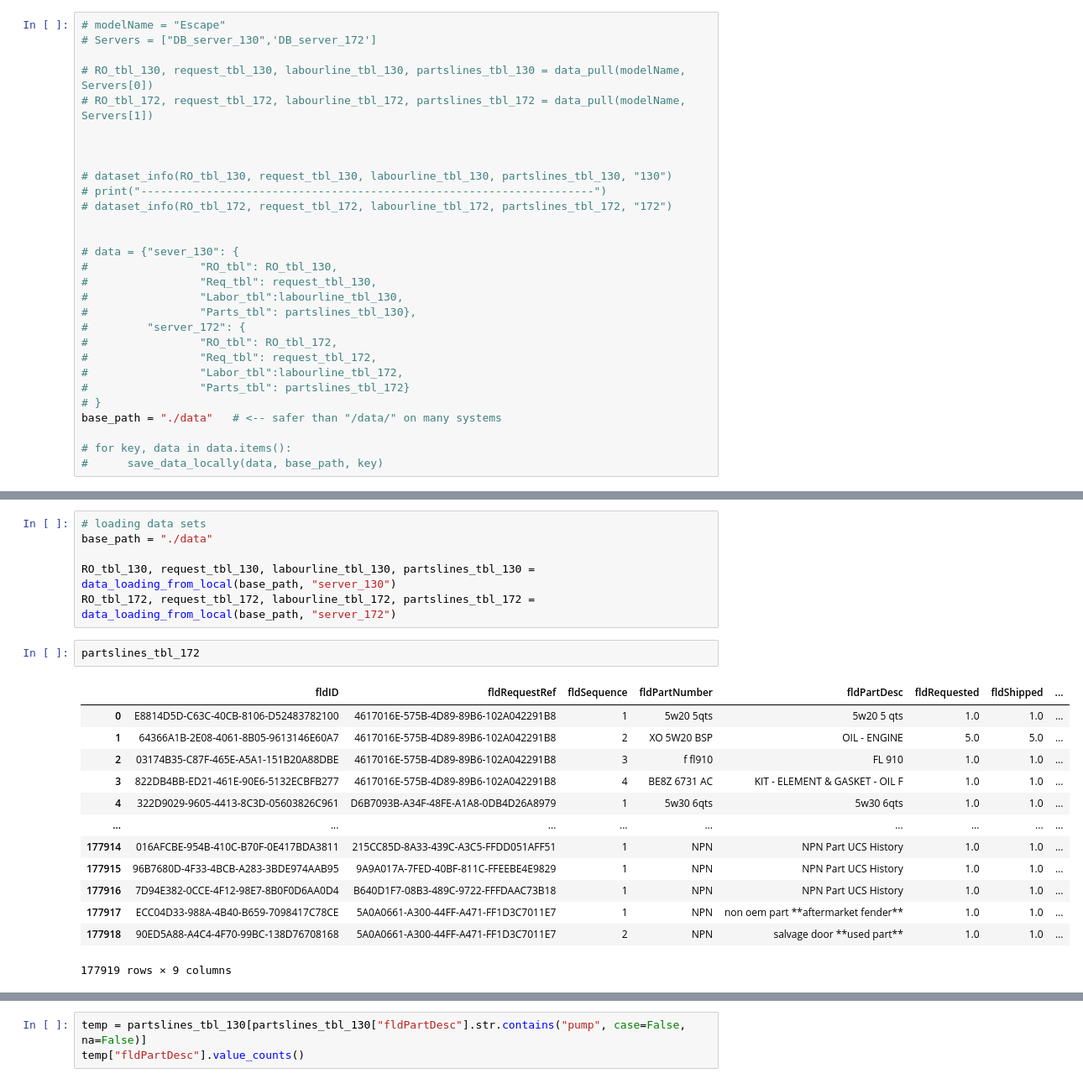
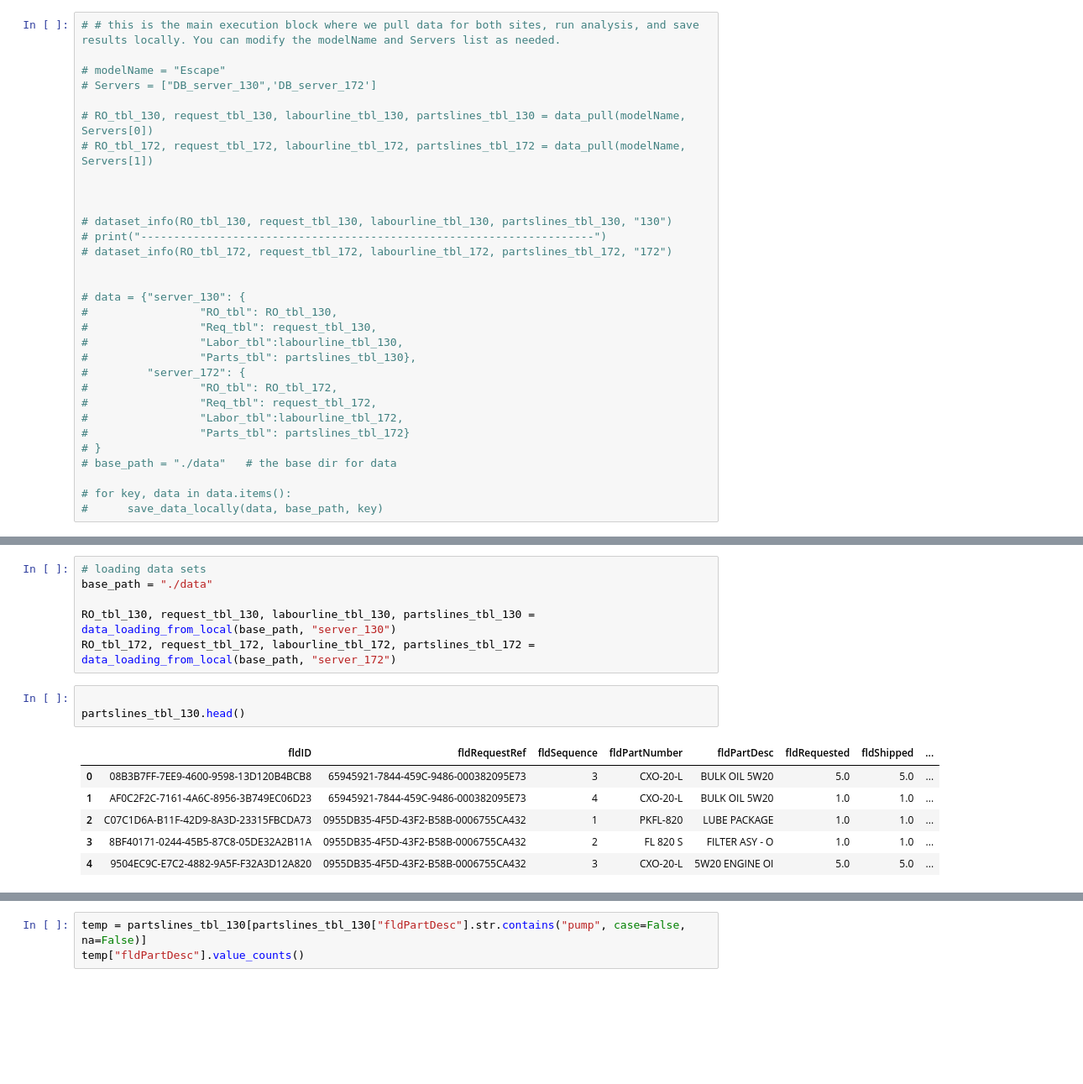
Before and after one commit to MeliPax/SPG, a Jupyter notebook: research/SPG_single_model_analysis.ipynb, the cells around one changed output, grey strips where cells are left out. Shown at 84% size. Saved outputs shown, nothing was run; the diff lists cells and outputs as text; blank space fills up the shorter version.

```diff
--- a/research/SPG_single_model_analysis.ipynb
+++ b/research/SPG_single_model_analysis.ipynb
@@ -1104,6 +1143,8 @@ def save_data_locally(data, base_path, server_name):
 
 # save_data_locally(data, base_path)
 # %%
+# # this is the main execution block where we pull data for both sites, run analysis, and save results locally. You can modify the modelName and Servers list as needed.
+
 # modelName = "Escape"
 # Servers = ["DB_server_130",'DB_server_172']
 
@@ -1117,7 +1158,7 @@ def save_data_locally(data, base_path, server_name):
 # dataset_info(RO_tbl_172, request_tbl_172, labourline_tbl_172, partslines_tbl_172, "172")
 
 
-# data = {"sever_130": {
+# data = {"server_130": {
 #                 "RO_tbl": RO_tbl_130,
 #                 "Req_tbl": request_tbl_130,
 #                 "Labor_tbl":labourline_tbl_130,
@@ -1128,7 +1169,7 @@ def save_data_locally(data, base_path, server_name):
 #                 "Labor_tbl":labourline_tbl_172,
 #                 "Parts_tbl": partslines_tbl_172}
 # }
-base_path = "./data"   # <-- safer than "/data/" on many systems
+# base_path = "./data"   # the base dir for data
 
 # for key, data in data.items():
 #      save_data_locally(data, base_path, key)
@@ -1155,18 +1214,12 @@ base_path = "./data"
 RO_tbl_130, request_tbl_130, labourline_tbl_130, partslines_tbl_130 = data_loading_from_local(base_path, "server_130")
 RO_tbl_172, request_tbl_172, labourline_tbl_172, partslines_tbl_172 = data_loading_from_local(base_path, "server_172")
 # %%
-partslines_tbl_172
+
+partslines_tbl_130.head()
 # %% [output]
 |  | fldID | fldRequestRef | fldSequence | fldPartNumber | fldPartDesc | fldRequested | fldShipped | ... |
-| 0 | E8814D5D-C63C-40CB-8106-D52483782100 | 4617016E-575B-4D89-89B6-102A042291B8 | 1 | 5w20 5qts | 5w20 5 qts | 1.0 | 1.0 | ... |
-| 1 | 64366A1B-2E08-4061-8B05-9613146E60A7 | 4617016E-575B-4D89-89B6-102A042291B8 | 2 | XO 5W20 BSP | OIL - ENGINE | 5.0 | 5.0 | ... |
-| 2 | 03174B35-C87F-465E-A5A1-151B20A88DBE | 4617016E-575B-4D89-89B6-102A042291B8 | 3 | f fl910 | FL 910 | 1.0 | 1.0 | ... |
-| 3 | 822DB4BB-ED21-461E-90E6-5132ECBFB277 | 4617016E-575B-4D89-89B6-102A042291B8 | 4 | BE8Z 6731 AC | KIT - ELEMENT & GASKET - OIL F | 1.0 | 1.0 | ... |
-| 4 | 322D9029-9605-4413-8C3D-05603826C961 | D6B7093B-A34F-48FE-A1A8-0DB4D26A8979 | 1 | 5w30 6qts | 5w30 6qts | 1.0 | 1.0 | ... |
-| ... | ... | ... | ... | ... | ... | ... | ... | ... |
-| 177914 | 016AFCBE-954B-410C-B70F-0E417BDA3811 | 215CC85D-8A33-439C-A3C5-FFDD051AFF51 | 1 | NPN | NPN Part UCS History | 1.0 | 1.0 | ... |
-| 177915 | 96B7680D-4F33-4BCB-A283-3BDE974AAB95 | 9A9A017A-7FED-40BF-811C-FFEEBE4E9829 | 1 | NPN | NPN Part UCS History | 1.0 | 1.0 | ... |
-| 177916 | 7D94E382-0CCE-4F12-98E7-8B0F0D6AA0D4 | B640D1F7-08B3-489C-9722-FFFDAAC73B18 | 1 | NPN | NPN Part UCS History | 1.0 | 1.0 | ... |
-| 177917 | ECC04D33-988A-4B40-B659-7098417C78CE | 5A0A0661-A300-44FF-A471-FF1D3C7011E7 | 1 | NPN | non oem part **aftermarket fender** | 1.0 | 1.0 | ... |
-| 177918 | 90ED5A88-A4C4-4F70-99BC-138D76708168 | 5A0A0661-A300-44FF-A471-FF1D3C7011E7 | 2 | NPN | salvage door **used part** | 1.0 | 1.0 | ... |
+| 0 | 08B3B7FF-7EE9-4600-9598-13D120B4BCB8 | 65945921-7844-459C-9486-000382095E73 | 3 | CXO-20-L | BULK OIL 5W20 | 5.0 | 5.0 | ... |
+| 1 | AF0C2F2C-7161-4A6C-8956-3B749EC06D23 | 65945921-7844-459C-9486-000382095E73 | 4 | CXO-20-L | BULK OIL 5W20 | 1.0 | 1.0 | ... |
+| 2 | C07C1D6A-B11F-42D9-8A3D-23315FBCDA73 | 0955DB35-4F5D-43F2-B58B-0006755CA432 | 1 | PKFL-820 | LUBE PACKAGE | 1.0 | 1.0 | ... |
+| 3 | 8BF40171-0244-45B5-87C8-05DE32A2B11A | 0955DB35-4F5D-43F2-B58B-0006755CA432 | 2 | FL 820 S | FILTER ASY - O | 1.0 | 1.0 | ... |
+| 4 | 9504EC9C-E7C2-4882-9A5F-F32A3D12A820 | 0955DB35-4F5D-43F2-B58B-0006755CA432 | 3 | CXO-20-L | 5W20 ENGINE OI | 5.0 | 5.0 | ... |
-177919 rows × 9 columns
```
Also changed, not shown: parts of 17 cells of this notebook, 6 other files.
